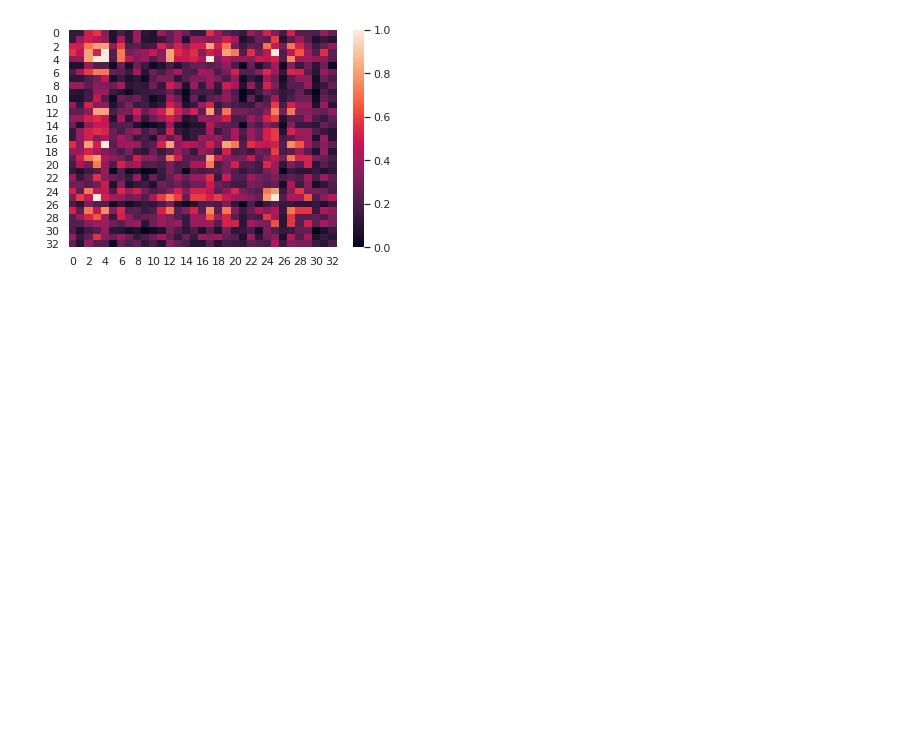
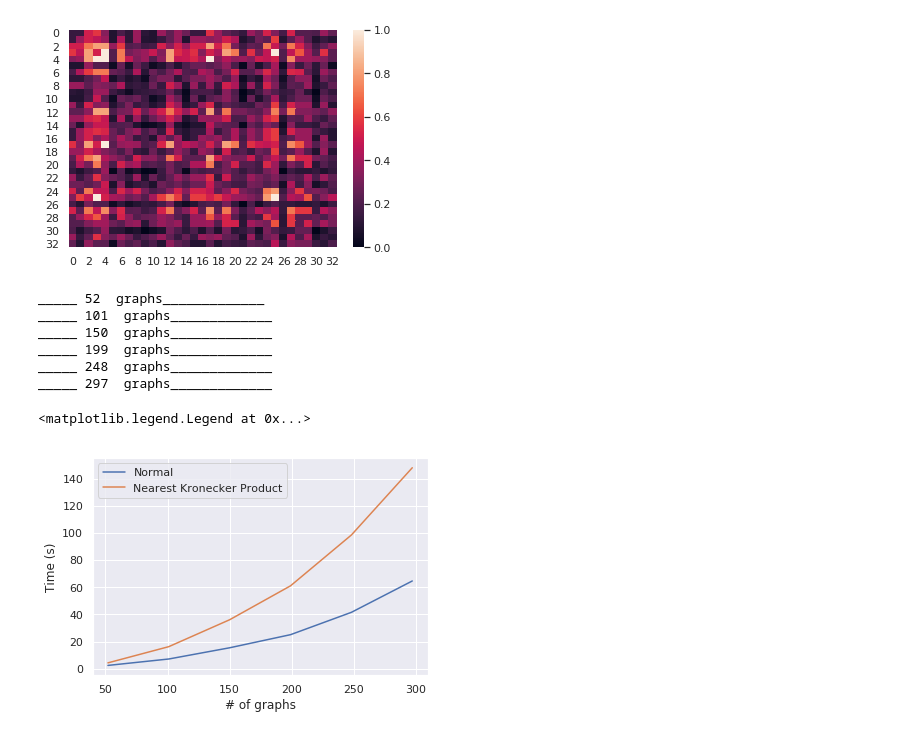
Before and after one commit to leoandeol/graph-kernels, a Jupyter notebook: tests.ipynb, the cells around one changed output. Saved outputs shown, nothing was run; the diff lists cells and outputs as text; code cells hidden in the pictures; blank space fills up the shorter version.

Commit message:
Added nkp graphs and implementation and progress on report

```diff
--- a/tests.ipynb
+++ b/tests.ipynb
@@ -802,19 +802,36 @@ a_syl = []
 a_fix = []
 a_conj = []
 a_spec = []
-N = 10
+N = 7
 np.random.seed(23)
 for x in range(1,N):
-    db_lab, db_nolab = db.gen_database_test(13*x, 10, 3, 4)
+    db_lab, db_nolab = db.gen_database_test(13*x, 15, 3, 4)
     print("_____",49*x+3," graphs_____________")
     xs.append(49*x+3)
     #raw
-    s = SVM(db=db_nolab, ratio_split=0.7, lbd=0.05, kernel="sylv_eq_kernel")
+    s = SVM(db=db_lab, ratio_split=0.7, lbd=0.05, kernel="conj_grad_kernel",k=10)
     dic=s.cross_val_score(3)
     t_raw.append(dic["time"])
     a_raw.append(dic["accuracy"]*100)
     #inv
-    s = SVM(db=db_nolab, ratio_split=0.7, lbd=0.05, kernel="sylv_eq_kernel")
+    s = SVM(db=db_lab, ratio_split=0.7, lbd=0.05, kernel="conj_grad_kernel", nkp=True, k=10)
     dic=s.cross_val_score(3)
     t_inv.append(dic["time"])
     a_inv.append(dic["accuracy"]*100)
+# %% [output]
+_____ 52  graphs_____________
+_____ 101  graphs_____________
+_____ 150  graphs_____________
+_____ 199  graphs_____________
+_____ 248  graphs_____________
+_____ 297  graphs_____________
+# %%
+#plt.figure(num=None, figsize=(12,8), dpi=80, facecolor='w', edgecolor='k')
+plt.plot(xs,t_raw,label="Normal")
+plt.plot(xs,t_inv,label="Nearest Kronecker Product")
+plt.xlabel('# of graphs')
+plt.ylabel('Time (s)')
+plt.legend()
+# %% [output]
+<matplotlib.legend.Legend at 0x...>
+[figure, added]
```
Also changed, not shown: parts of 1 cell of this notebook, 5 other files.
